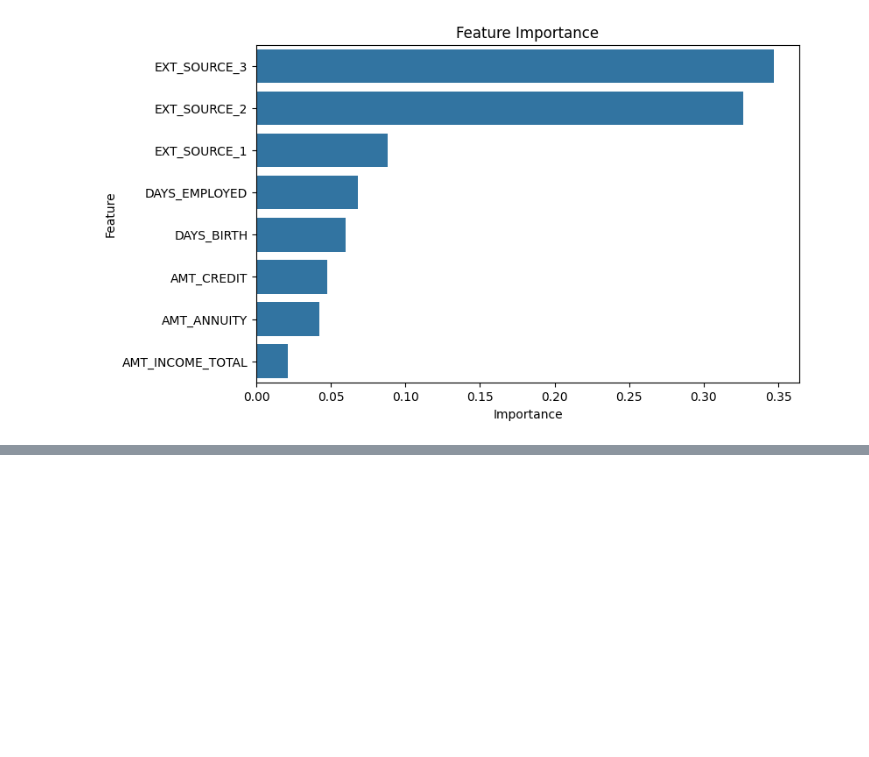
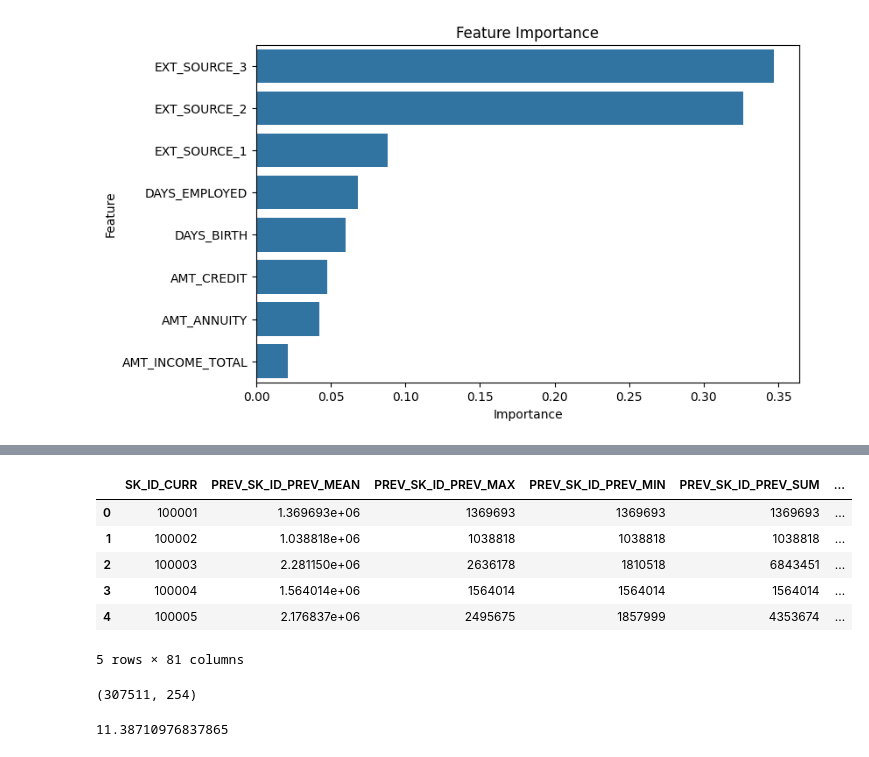
Before and after one commit to jaygacheru/xgboost-loan-default-prediction, a Jupyter notebook: xgboost-loan-default-prediction.ipynb, the cells around one changed output, grey strips where cells are left out. Cells and saved outputs as stored; diff of their text form; code cells hidden in the pictures; blank space fills up the shorter version.

```diff
--- a/xgboost-loan-default-prediction.ipynb
+++ b/xgboost-loan-default-prediction.ipynb
@@ -225,0 +617,45 @@ plt.show()
+# %%
+# Select numeric columns
+previous_num = previous.select_dtypes(include=["int64", "float64"])
+
+# Group by customer ID
+previous_agg = previous_num.groupby("SK_ID_CURR").agg(["mean", "max", "min", "sum"])
+
+# Flatten column names
+previous_agg.columns = [
+    "PREV_" + "_".join(col).upper()
+    for col in previous_agg.columns
+]
+
+# Reset index
+previous_agg = previous_agg.reset_index()
+
+# Preview data
+previous_agg.head()
+# %% [output]
+|  | SK_ID_CURR | PREV_SK_ID_PREV_MEAN | PREV_SK_ID_PREV_MAX | PREV_SK_ID_PREV_MIN | PREV_SK_ID_PREV_SUM | ... |
+| 0 | 100001 | 1.369693e+06 | 1369693 | 1369693 | 1369693 | ... |
+| 1 | 100002 | 1.038818e+06 | 1038818 | 1038818 | 1038818 | ... |
+| 2 | 100003 | 2.281150e+06 | 2636178 | 1810518 | 6843451 | ... |
+| 3 | 100004 | 1.564014e+06 | 1564014 | 1564014 | 1564014 | ... |
+| 4 | 100005 | 2.176837e+06 | 2495675 | 1857999 | 4353674 | ... |
+5 rows × 81 columns
+# %%
+# Merge bureau features
+train = train.merge(
+    bureau_agg,
+    on="SK_ID_CURR",
+    how="left"
+)
+
+# Merge previous application features
+train = train.merge(
+    previous_agg,
+    on="SK_ID_CURR",
+    how="left"
+)
+
+# Check new shape
+train.shape
+# %% [output]
+(307511, 254)
@@ -225,0 +721,10 @@ plt.show()
+# %%
+# Calculate imbalance ratio
+scale_pos_weight = (
+    y_train.value_counts()[0] / y_train.value_counts()[1]
+)
+
+# Show ratio
+print(scale_pos_weight)
+# %% [output]
+11.38710976837865
```
Also changed, not shown: parts of 38 cells of this notebook.
